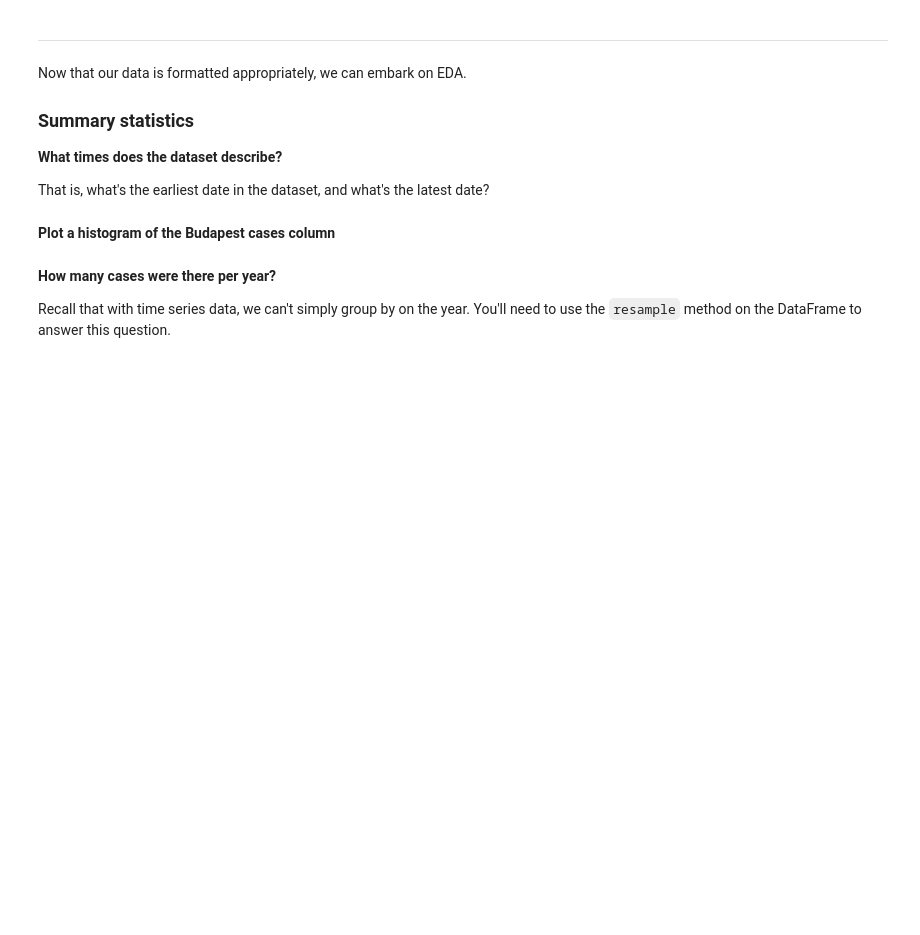
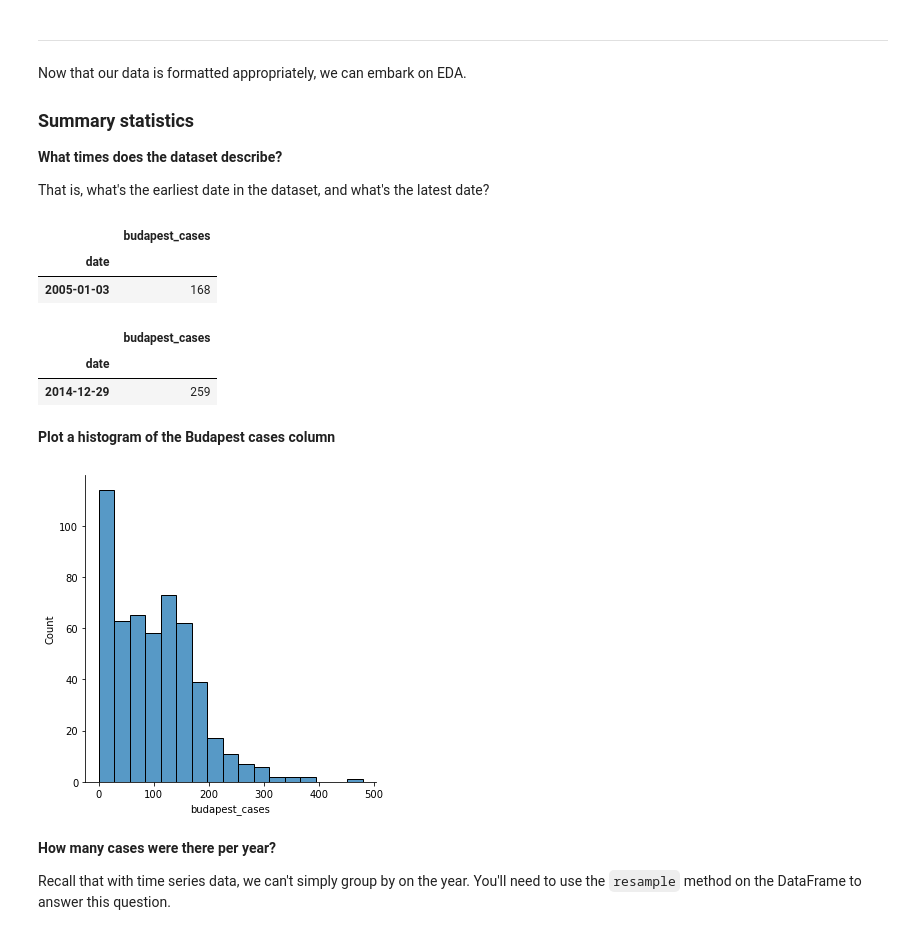
Before and after one commit to Tatadektep/Time_Series_EDA_Lab, a Jupyter notebook: starter-code.ipynb, the cells around one changed output. Drawn from its saved outputs; the diff is of its cells as text; code cells hidden in the pictures; blank space fills up the shorter version.

```diff
--- a/starter-code.ipynb
+++ b/starter-code.ipynb
@@ -38,3 +50,5 @@ pox.head(3)
 Use `pd.to_datetime` to convert the `Date` column to a datetime.
 
 **WARNING**: The date column is formated as day-month-year. Does `pd.to_datetime` work the way you expect it to on day/month/year strings? If it doesn't work the way you expect it to, check [the documentation](https://pandas.pydata.org/pandas-docs/stable/reference/api/pandas.to_datetime.html) for `pd.to_datetime`, and see if one of the settings fixes things.
+# %%
+pox["date"] = pd.to_datetime(pox["date"], dayfirst=True)
@@ -41,5 +70,7 @@ Use `pd.to_datetime` to convert the `Date` column to a datetime.
 # %% [markdown]
 **Set the `'Date'` column to be the index**
+# %%
+pox.set_index("date",drop=True,inplace=True)
 # %% [markdown]
 ---
 
@@ -50,3 +81,15 @@ Now that our data is formatted appropriately, we can embark on EDA.
 **What times does the dataset describe?**
 
 That is, what's the earliest date in the dataset, and what's the latest date?
+# %%
+pox.head(1)
+# %% [output]
+|  | budapest_cases |
+| date |  |
+| 2005-01-03 | 168 |
+# %%
+pox.tail(1)
+# %% [output]
+|  | budapest_cases |
+| date |  |
+| 2014-12-29 | 259 |
@@ -53,5 +99,9 @@ That is, what's the earliest date in the dataset, and what's the latest date?
 # %% [markdown]
 **Plot a histogram of the Budapest cases column**
+# %%
+sns.displot(pox["budapest_cases"]);
+# %% [output]
+[figure, added]
 # %% [markdown]
 **How many cases were there per year?**
 
```
Also changed, not shown: parts of 14 cells of this notebook.
